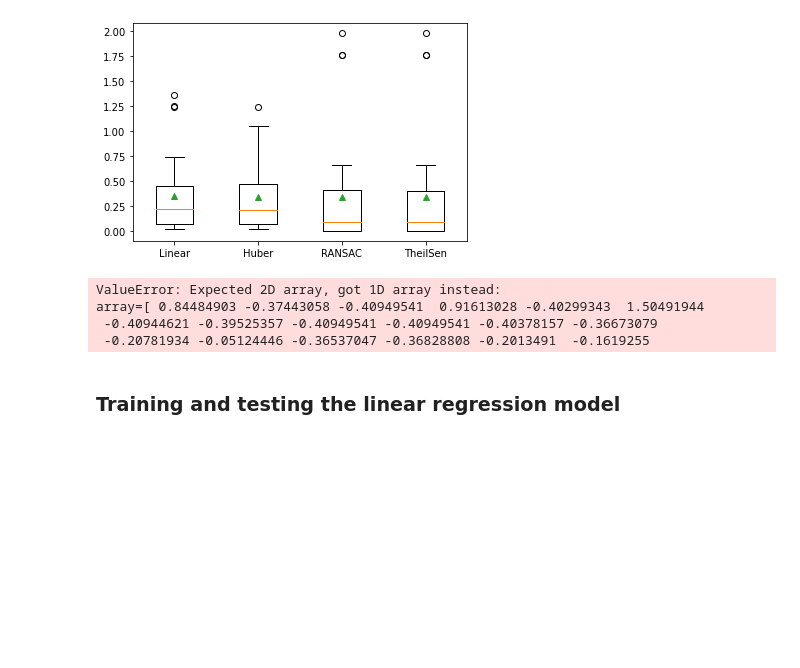
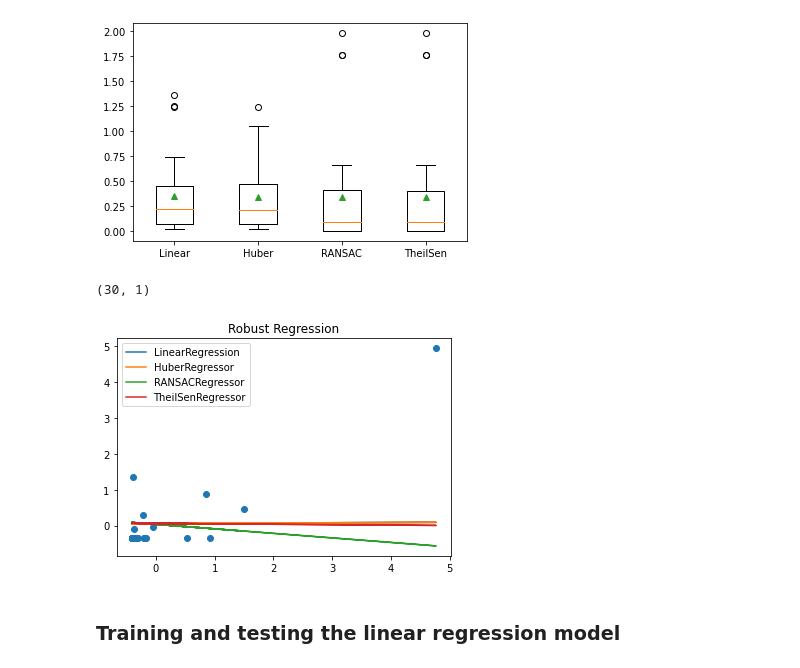
Before and after one commit to LAURYMEOW/Machine-Leraning-Project, a Jupyter notebook: Respaldo/Machine_learning/Notebook.2/HAITI_Correlation_Analysis and Linear Regression Model.ipynb, the cells around one changed output. Saved outputs shown, nothing was run; the diff lists cells and outputs as text; code cells hidden in the pictures; blank space fills up the shorter version.

```diff
--- a/Respaldo/Machine_learning/Notebook.2/HAITI_Correlation_Analysis and Linear Regression Model.ipynb
+++ b/Respaldo/Machine_learning/Notebook.2/HAITI_Correlation_Analysis and Linear Regression Model.ipynb
@@ -1019,46 +1020,48 @@ from sklearn.linear_model import TheilSenRegressor
 from matplotlib import pyplot
 
 # prepare the dataset
-X = df_scaled['people_affected_per_100k']
+X = df_scaled[['people_affected_per_100k']]
 y = df_scaled['economic_damages_as_a_share_of_gdp']
+
+print (X.shape)
 
 # dictionary of model names and model objects
 def get_models():
 	models = list()
 	models.append(LinearRegression())
 	models.append(HuberRegressor())
 	models.append(RANSACRegressor())
 	models.append(TheilSenRegressor())
 	return models
 
 # plot the dataset and the model's line of best fit
-def plot_best_fit(X, y, xaxis, model):
+def plot_best_fit(X, y, model):
 	# fit the model on all data
-	model.fit(X, y)
+	model.fit(X.values.reshape(-1, 1), y)
 	# calculate outputs for grid across the domain
-	yaxis = model.predict(xaxis.reshape((len(xaxis), 1)))
+	y_pred = model.predict(X.values.reshape(-1, 1))
 	# plot the line of best fit
-	pyplot.plot(xaxis, yaxis, label=type(model).__name__)
+	pyplot.plot(X, y_pred, label=type(model).__name__)
 
 # load the dataset
 X = df_scaled['people_affected_per_100k']
 y = df_scaled['economic_damages_as_a_share_of_gdp']
+
 # define a uniform grid across the input domain
 xaxis = arange(X.min(), X.max(), 0.01)
 for model in get_models():
-	# plot the line of best fit
-	plot_best_fit(X, y, xaxis, model)
+
+# plot the line of best fit
+	plot_best_fit(X, y_pred, model)
 # plot the dataset
 pyplot.scatter(X, y)
 # show the plot
 pyplot.title('Robust Regression')
 pyplot.legend()
 pyplot.show()
 # %% [output]
-ValueError: Expected 2D array, got 1D array instead:
-array=[ 0.84484903 -0.37443058 -0.40949541  0.91613028 -0.40299343  1.50491944
- -0.40944621 -0.39525357 -0.40949541 -0.40949541 -0.40378157 -0.36673079
- -0.20781934 -0.05124446 -0.36537047 -0.36828808 -0.2013491  -0.1619255
+(30, 1)
+[figure, added]
 # %% [markdown]
 ### Training and testing the linear regression model
 # %%
```
Also changed, not shown: parts of 5 cells of this notebook.
